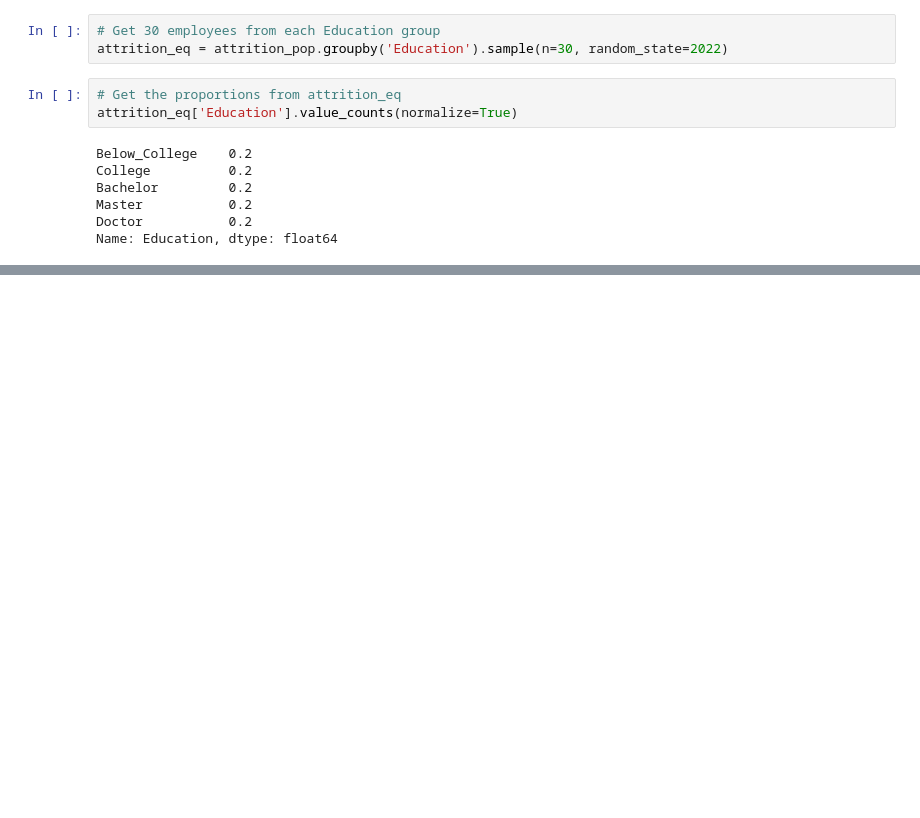
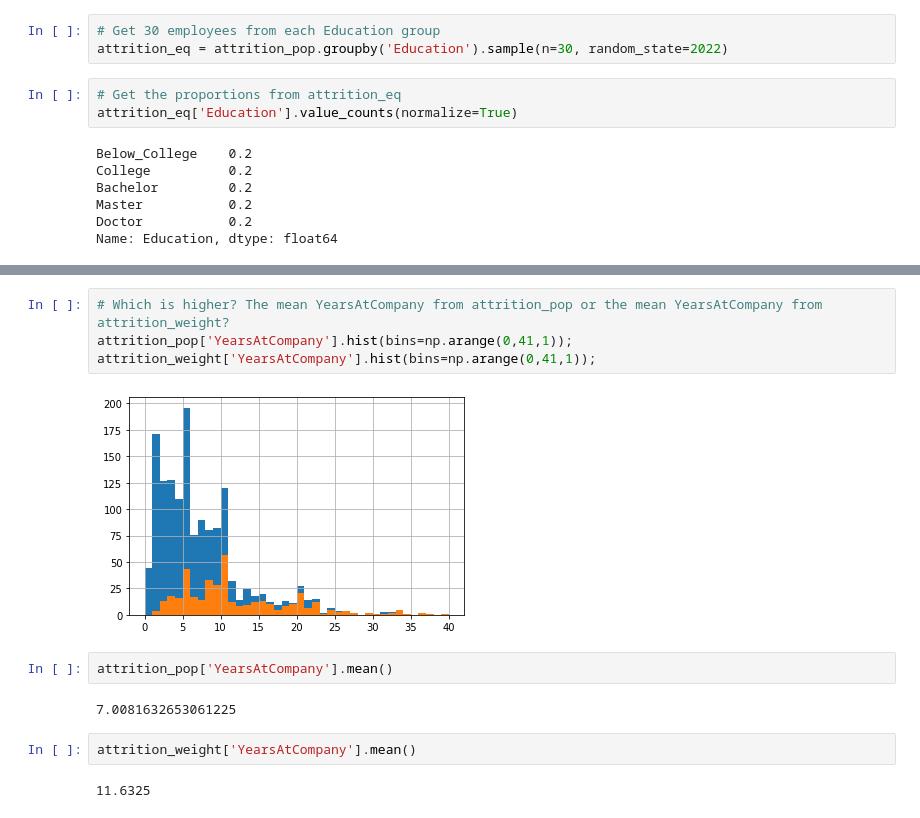
Before and after one commit to Starburned7/data-analytics-projects, a Jupyter notebook: attrition_analysis_sampling.ipynb, the cells around one changed output, grey strips where cells are left out. Drawn from its saved outputs; the diff is of its cells as text; blank space fills up the shorter version.

```diff
--- a/attrition_analysis_sampling.ipynb
+++ b/attrition_analysis_sampling.ipynb
@@ -117,0 +155,14 @@ Name: Education, dtype: float64
+# %%
+# Which is higher? The mean YearsAtCompany from attrition_pop or the mean YearsAtCompany from attrition_weight?
+attrition_pop['YearsAtCompany'].hist(bins=np.arange(0,41,1));
+attrition_weight['YearsAtCompany'].hist(bins=np.arange(0,41,1));
+# %% [output]
+[figure, added]
+# %%
+attrition_pop['YearsAtCompany'].mean()
+# %% [output]
+7.0081632653061225
+# %%
+attrition_weight['YearsAtCompany'].mean()
+# %% [output]
+11.6325
```
Also changed, not shown: parts of 5 cells of this notebook.
